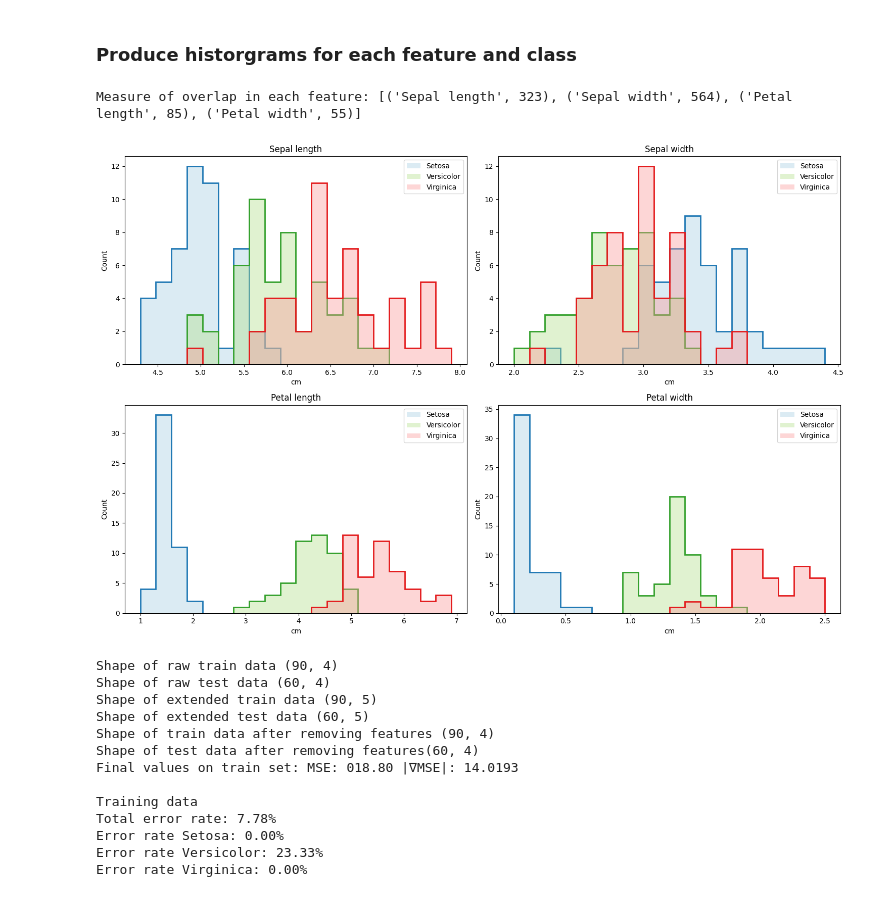
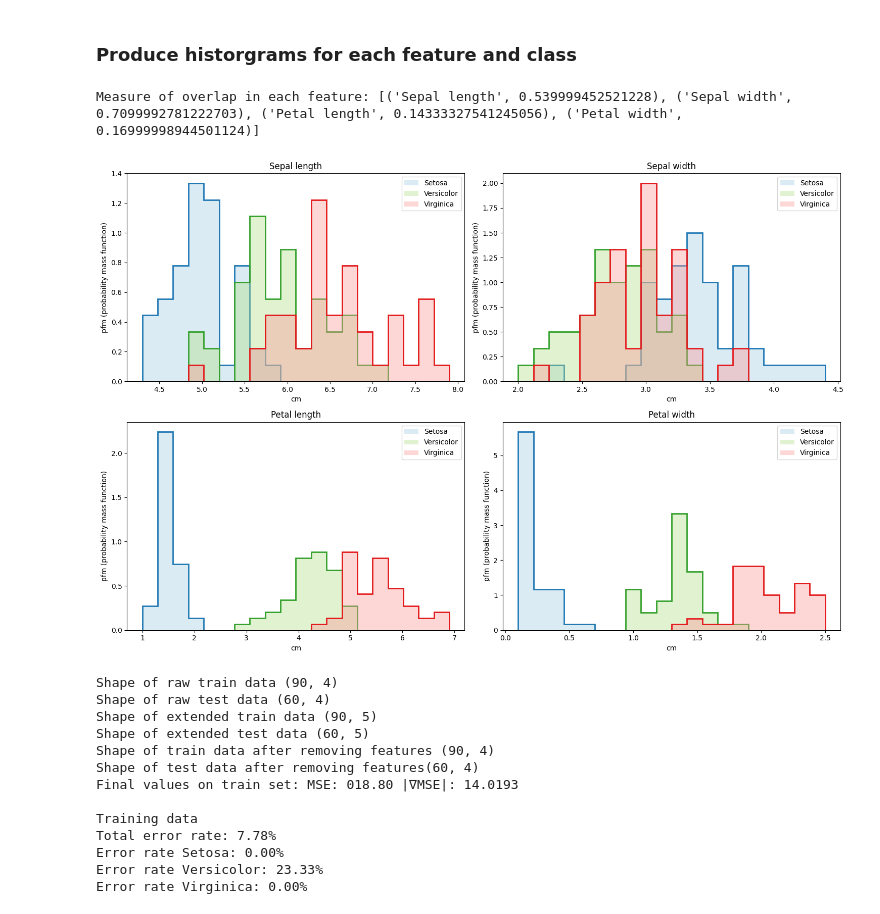
Before and after one commit to Martin-Ansteensen/TTT4275-Classification-project, a Jupyter notebook: Iris/iris.ipynb, the cells around one changed output. Cells and saved outputs as stored; diff of their text form; code cells hidden in the pictures.

Commit message:
Change measure of overlap between features

```diff
--- a/Iris/iris.ipynb
+++ b/Iris/iris.ipynb
@@ -273,44 +273,49 @@ data = load_data()
 hists = [[], [], []]
 
 fig, axs = plt.subplots(2, 2, figsize=(15, 10))
 axs = axs.flatten()
 
 feats_min = np.min(data, axis=(0, 1))
 feats_max = np.max(data, axis=(0, 1))
 
 for feat in range(4):
     for cls in range(3):
         feature = data[cls][:, feat]
-        # Unsure about normalizing the histogram, changes the outcome of the overlap calculation, it produces two
-        # different results
-        counts, bins = np.histogram(feature, bins=20, range=(feats_min[feat], feats_max[feat]))
+        counts, bins = np.histogram(feature, bins=20, range=(feats_min[feat], feats_max[feat]), density=True)
         hists[cls].append({"counts": counts, "bins": bins})
 
         axs[feat].stairs(counts, bins, label=name_classes[cls], fill=True, alpha=0.4, color=plt.cm.Paired.colors[2*cls])
         axs[feat].stairs(counts, bins, fill=False, linewidth=2, color=plt.cm.Paired.colors[2*cls+1])
 
 
     axs[feat].legend()
     axs[feat].set_title(name_features[feat])
     axs[feat].set_xlabel("cm")
-    axs[feat].set_ylabel("Count")
+    axs[feat].set_ylabel("pfm (probability mass function)")
 
 
 fig.tight_layout()
 
+# Not sure about this method for quantifying overlap
+
 # Calculate thre overlap between the features. As all of the histograms for a feature class have the
-# same bins one possible measure of overlap can be obtained from multiplying the histograms
+# same bins and have been normalized, one can calculate the overlap between two histograms by summing
+# the indexes where both of them are zero, multiplying the sum by the bin width and dividing by 2 (the total area)
+# this can be done for all three combinations of the histograms for a feature to calculate the total overlap
 overlap_feat = []
 for feat in range(4):
-    overlap_0_1 = np.sum(hists[0][feat]["counts"] * hists[1][feat]["counts"])
-    overlap_0_2 = np.sum(hists[0][feat]["counts"] * hists[2][feat]["counts"])
-    overlap_1_2 = np.sum(hists[1][feat]["counts"] * hists[2][feat]["counts"])
-    overlap_feat.append(overlap_0_1 + overlap_0_2 + overlap_1_2)
+    overlap_feat.append(0)
+    for (i, j) in [(0,1), (0,2), (1, 2)]:
+        mask_i_j = (hists[i][feat]["counts"] != 0) & (hists[j][feat]["counts"] != 0)
+        overlap_i_j = np.sum(hists[i][feat]["counts"][mask_i_j] + hists[j][feat]["counts"][mask_i_j])
+        overlap_feat[-1] += overlap_i_j*(hists[i][feat]["bins"][1]-hists[i][feat]["bins"][0])/2
+
+    overlap_feat[-1] /= 3
 
 print(f"Measure of overlap in each feature: {list(zip(name_features, overlap_feat))}")
 # %% [output]
-Measure of overlap in each feature: [('Sepal length', 323), ('Sepal width', 564), ('Petal length', 85), ('Petal width', 55)]
+Measure of overlap in each feature: [('Sepal length', 0.539999452521228), ('Sepal width', 0.7099992781222703), ('Petal length', 0.14333327541245056), ('Petal width', 0.16999998944501124)]
-[figure, old version]
+[figure, new version]
 # %%
 # Task 1.2a, remove sepal width
 feat_remove_index = np.where(name_features == "Sepal width")[0]
```
